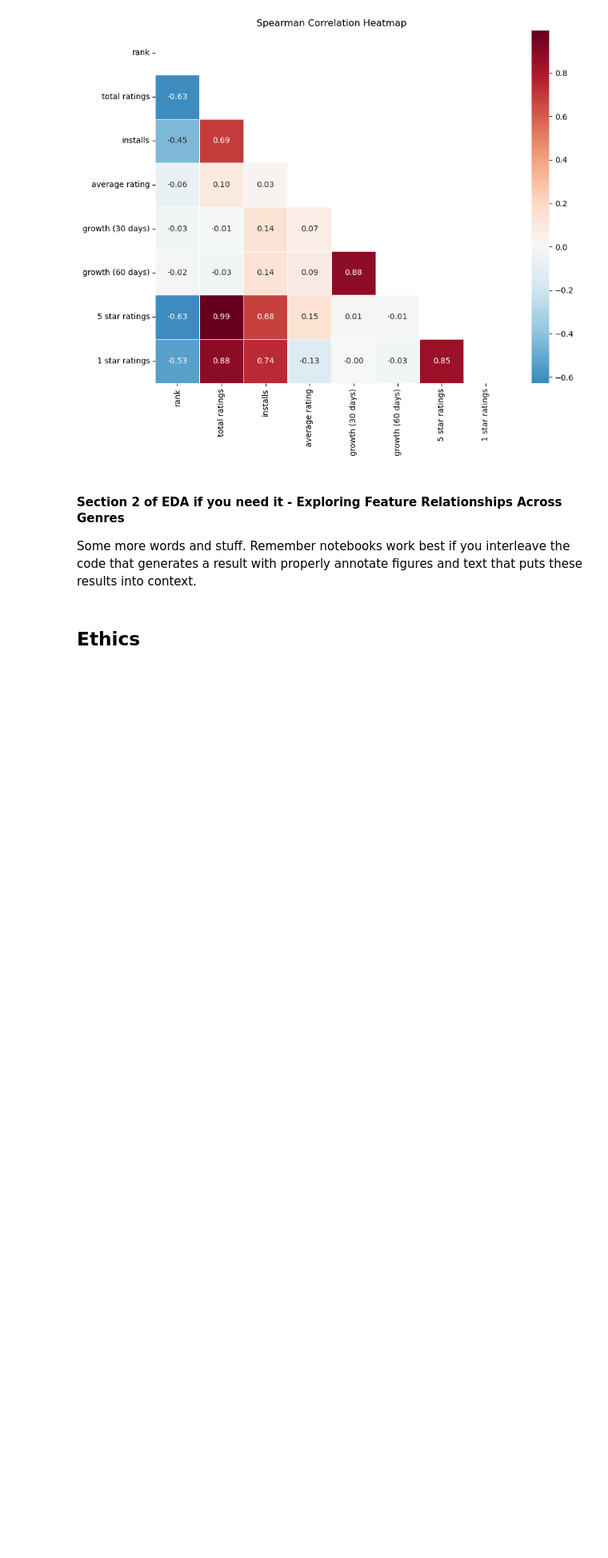
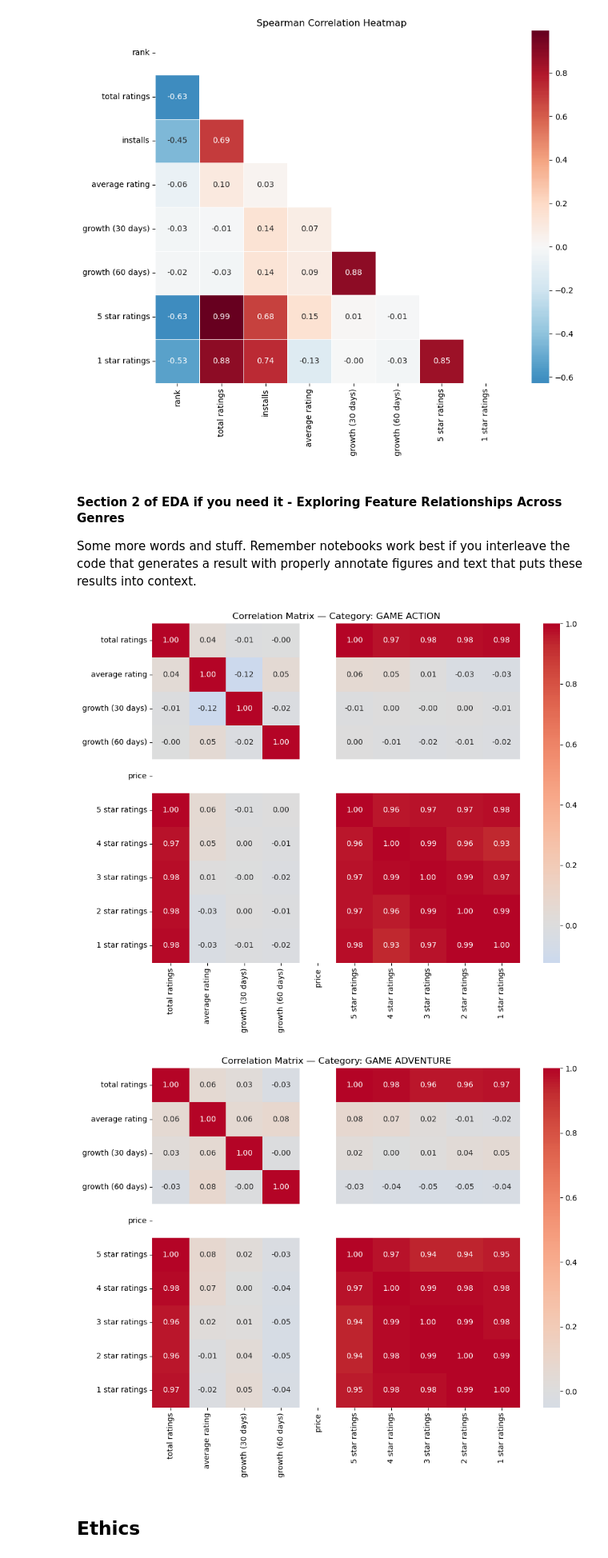
Before and after one commit to COGS108/Group066_WI26, a Jupyter notebook: 02-EDACheckpoint.ipynb, the cells around one changed output. Shown at 80% size. Saved outputs shown, nothing was run; the diff lists cells and outputs as text; code cells hidden in the pictures; blank space fills up the shorter version.

Commit message:
created heatmaps for each game category

```diff
--- a/02-EDACheckpoint.ipynb
+++ b/02-EDACheckpoint.ipynb
@@ -518,3 +515,16 @@ Some more words and stuff.  Remember notebooks work best if you interleave the c
+# %%
+for category_value in df_clean['category'].unique():
+    subset = df_clean[df_clean['category'] == category_value]
+    corr = subset[numeric_cols].corr()
+
+    plt.figure(figsize=(10, 8))
+    sns.heatmap(corr, annot=True, fmt='.2f', cmap='coolwarm', center=0)
+    plt.title(f'Correlation Matrix — Category: {category_value}')
+    plt.tight_layout()
+    plt.show()
+# %% [output]
+[figure, added]
+[figure, added]
 # %% [markdown]
 ## Ethics
 # %% [markdown]
```
Also changed, not shown: parts of 1 cell of this notebook.
